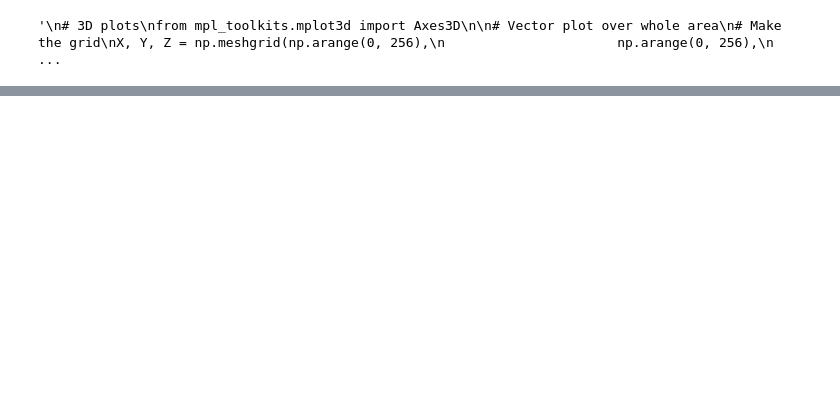
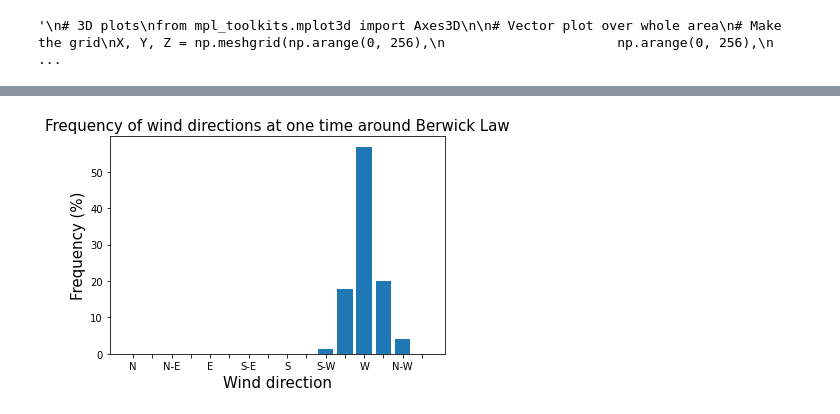
Before and after one commit to dhegedus99/MetGroupProject, a Jupyter notebook: WindNotebook.ipynb, the cells around one changed output, grey strips where cells are left out. Cells and saved outputs as stored; diff of their text form; code cells hidden in the pictures; blank space fills up the shorter version.

```diff
--- a/WindNotebook.ipynb
+++ b/WindNotebook.ipynb
@@ -313,0 +376,19 @@ ax.quiver(X, Y, Z, u, v, w)
+# %%
+# Plotting the same information as on the windrose but as histograms
+table = ax._info['table']
+wd_freq = np.sum(table, axis=0)
+plt.bar(np.arange(16), wd_freq, align='center')
+
+# Customising the x axis labels
+xlabels = ('N','','N-E','','E','','S-E','','S','','S-W','','W','','N-W','')
+xticks=np.arange(16)
+plt.gca().set_xticks(xticks)
+plt.gca().set_xticklabels(xlabels)
+
+# Customising the plot
+plt.xlabel('Wind direction', size=15)
+plt.ylabel('Frequency (%)', size=15)
+plt.title('Frequency of wind directions at one time around Berwick Law', size=15)
+plt.show()
+# %% [output]
+[figure, added]
```
Also changed, not shown: parts of 11 cells of this notebook.
